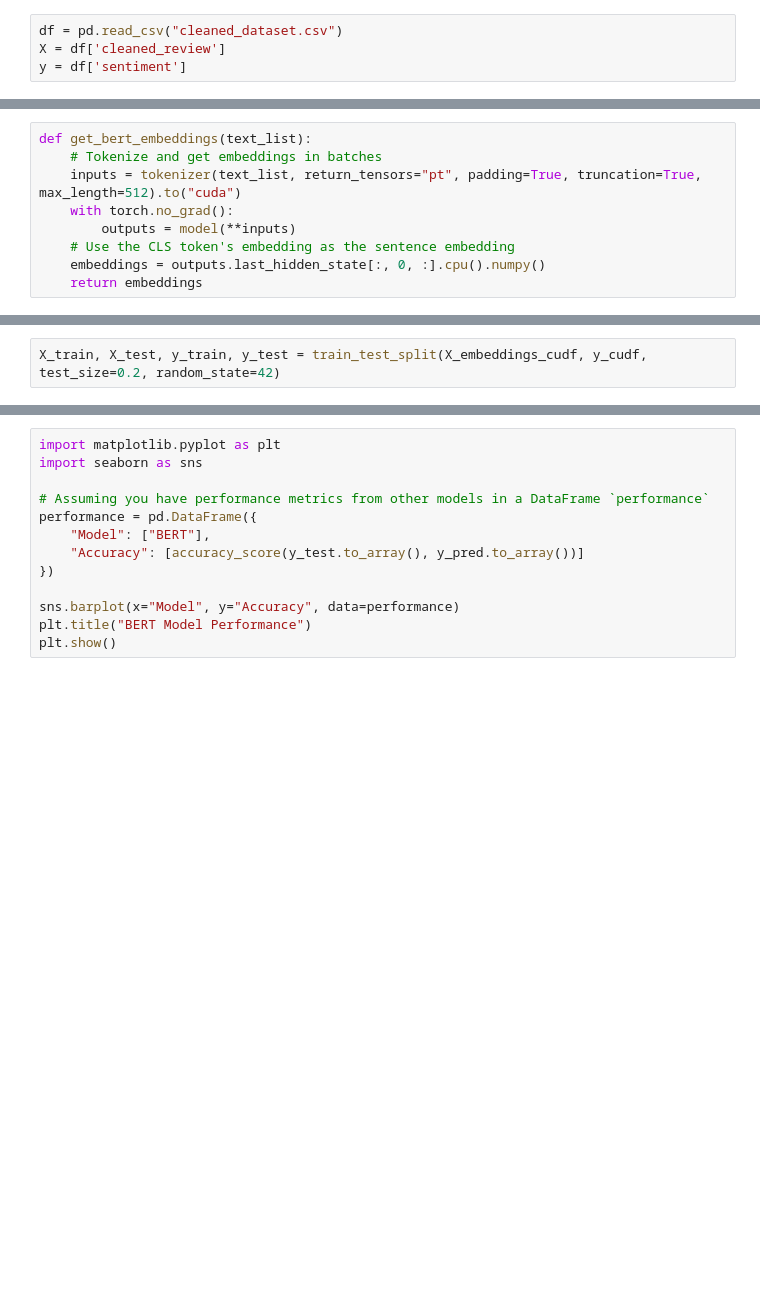
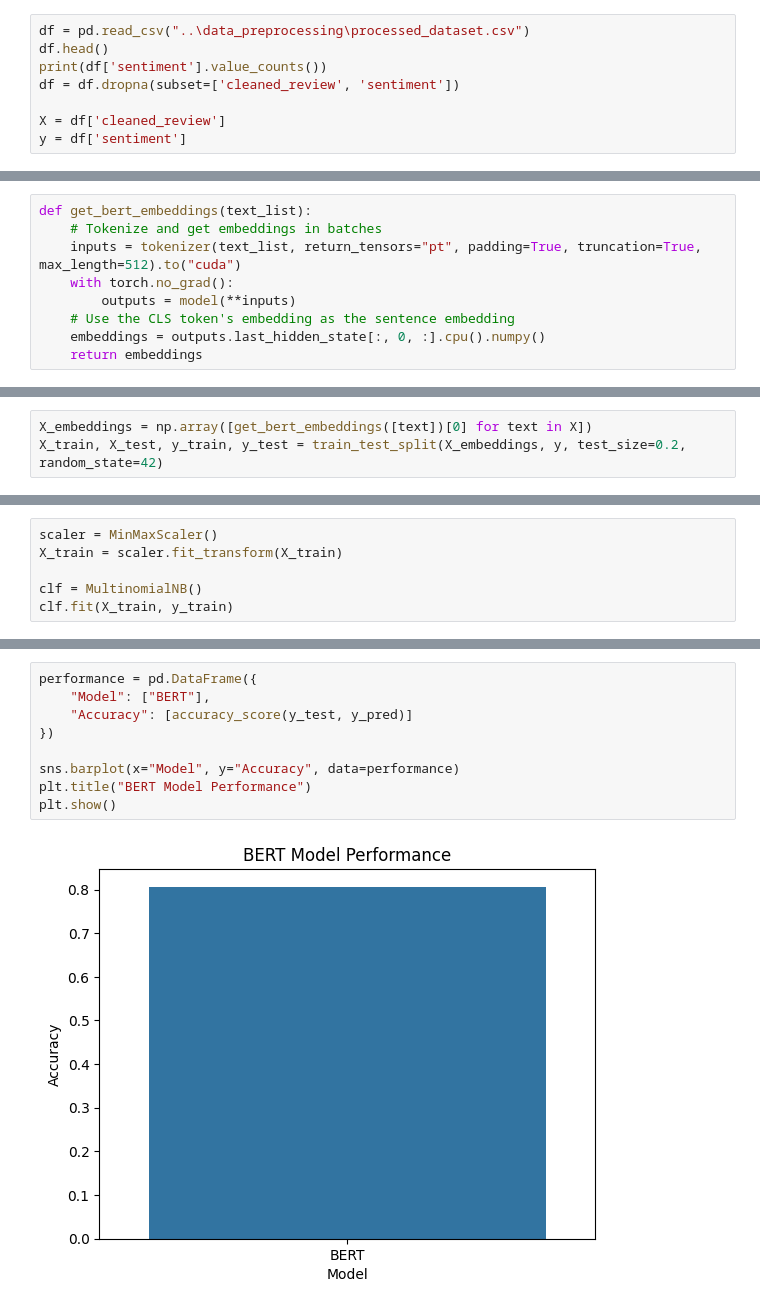
Before and after one commit to krishnasharma4415/Brand_Reputation_Management_System, a Jupyter notebook: sentiment_analysis/feature_extraction/BERT.ipynb, the cells around one changed output, grey strips where cells are left out. Saved outputs shown, nothing was run; the diff lists cells and outputs as text; blank space fills up the shorter version.

```diff
--- a/sentiment_analysis/feature_extraction/BERT.ipynb
+++ b/sentiment_analysis/feature_extraction/BERT.ipynb
@@ -13,4 +13,8 @@ import numpy as np
 # %%
-df = pd.read_csv("cleaned_dataset.csv")
+df = pd.read_csv("..\data_preprocessing\processed_dataset.csv")
+df.head()
+print(df['sentiment'].value_counts())
+df = df.dropna(subset=['cleaned_review', 'sentiment'])
+
 X = df['cleaned_review']
 y = df['sentiment']
@@ -42,2 +42,3 @@ y_cudf = cudf.Series(y)
 # %%
-X_train, X_test, y_train, y_test = train_test_split(X_embeddings_cudf, y_cudf, test_size=0.2, random_state=42)
+X_embeddings = np.array([get_bert_embeddings([text])[0] for text in X])
+X_train, X_test, y_train, y_test = train_test_split(X_embeddings, y, test_size=0.2, random_state=42)
@@ -48,0 +51,6 @@ y_pred = clf.predict(X_test)
+# %%
+scaler = MinMaxScaler()
+X_train = scaler.fit_transform(X_train)
+
+clf = MultinomialNB()
+clf.fit(X_train, y_train)
@@ -53,13 +77,11 @@ print("Accuracy:", accuracy_score(y_test.to_array(), y_pred.to_array()))
 # %%
-import matplotlib.pyplot as plt
-import seaborn as sns
-
-# Assuming you have performance metrics from other models in a DataFrame `performance`
 performance = pd.DataFrame({
     "Model": ["BERT"],
-    "Accuracy": [accuracy_score(y_test.to_array(), y_pred.to_array())]
+    "Accuracy": [accuracy_score(y_test, y_pred)]
 })
 
 sns.barplot(x="Model", y="Accuracy", data=performance)
 plt.title("BERT Model Performance")
 plt.show()
+# %% [output]
+[figure, added]
```
Also changed, not shown: parts of 10 cells of this notebook, 2 other files.
